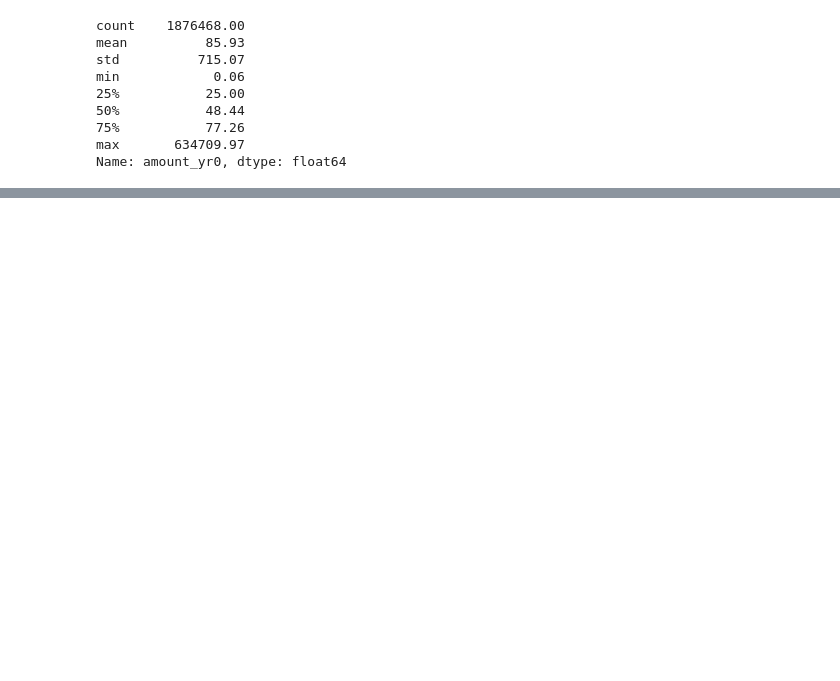
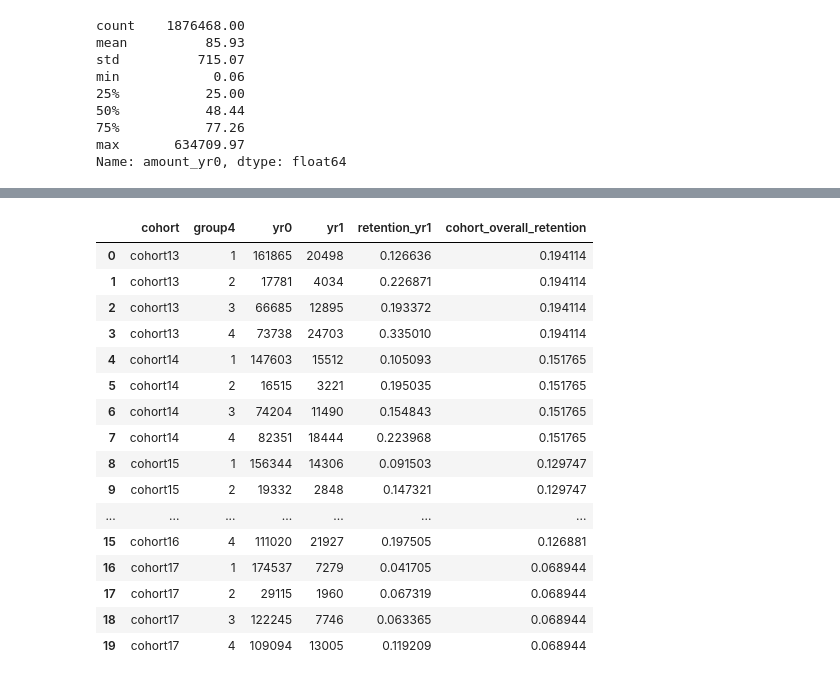
Before and after one commit to erinmarieanderson/donations_part_II, a Jupyter notebook: notebooks/21.ipynb, the cells around one changed output, grey strips where cells are left out. Saved outputs shown, nothing was run; the diff lists cells and outputs as text; code cells hidden in the pictures; blank space fills up the shorter version.

```diff
--- a/notebooks/21.ipynb
+++ b/notebooks/21.ipynb
@@ -556,0 +712,20 @@ fig.show()
+# %%
+amounts4
+# %% [output]
+|  | cohort | group4 | yr0 | yr1 | retention_yr1 | cohort_overall_retention |
+| 0 | cohort13 | 1 | 161865 | 20498 | 0.126636 | 0.194114 |
+| 1 | cohort13 | 2 | 17781 | 4034 | 0.226871 | 0.194114 |
+| 2 | cohort13 | 3 | 66685 | 12895 | 0.193372 | 0.194114 |
+| 3 | cohort13 | 4 | 73738 | 24703 | 0.335010 | 0.194114 |
+| 4 | cohort14 | 1 | 147603 | 15512 | 0.105093 | 0.151765 |
+| 5 | cohort14 | 2 | 16515 | 3221 | 0.195035 | 0.151765 |
+| 6 | cohort14 | 3 | 74204 | 11490 | 0.154843 | 0.151765 |
+| 7 | cohort14 | 4 | 82351 | 18444 | 0.223968 | 0.151765 |
+| 8 | cohort15 | 1 | 156344 | 14306 | 0.091503 | 0.129747 |
+| 9 | cohort15 | 2 | 19332 | 2848 | 0.147321 | 0.129747 |
+| ... | ... | ... | ... | ... | ... | ... |
+| 15 | cohort16 | 4 | 111020 | 21927 | 0.197505 | 0.126881 |
+| 16 | cohort17 | 1 | 174537 | 7279 | 0.041705 | 0.068944 |
+| 17 | cohort17 | 2 | 29115 | 1960 | 0.067319 | 0.068944 |
+| 18 | cohort17 | 3 | 122245 | 7746 | 0.063365 | 0.068944 |
+| 19 | cohort17 | 4 | 109094 | 13005 | 0.119209 | 0.068944 |
```
Also changed, not shown: parts of 64 cells of this notebook.
